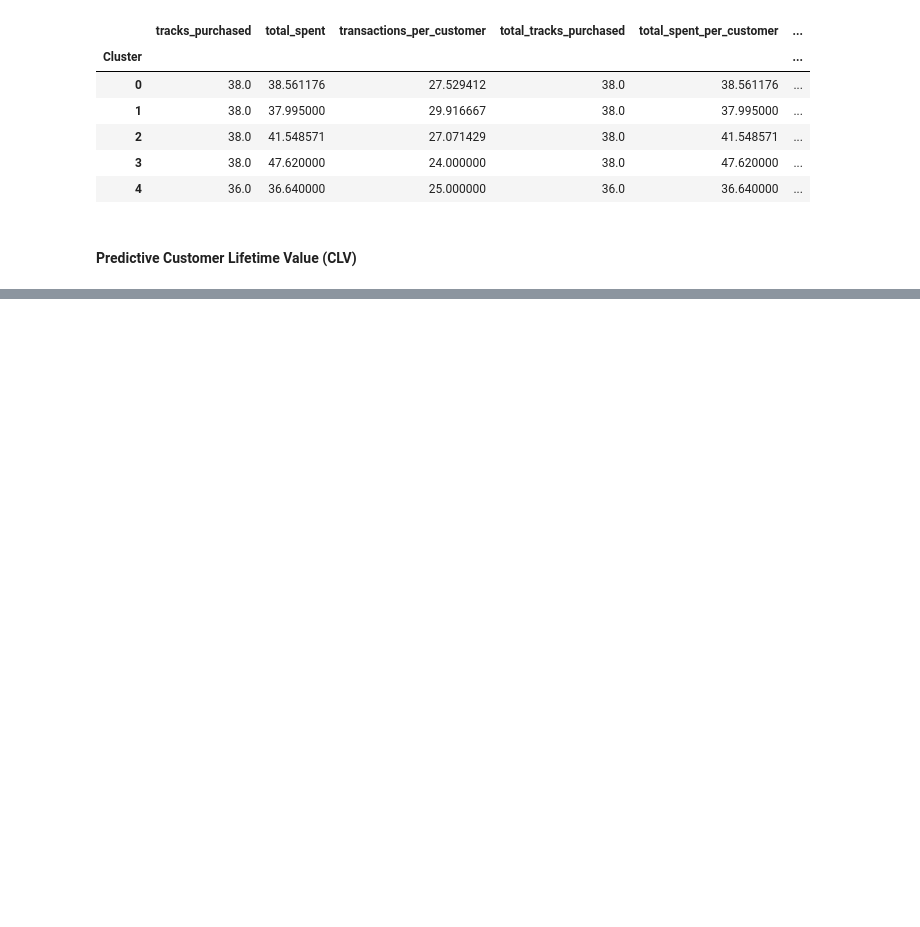
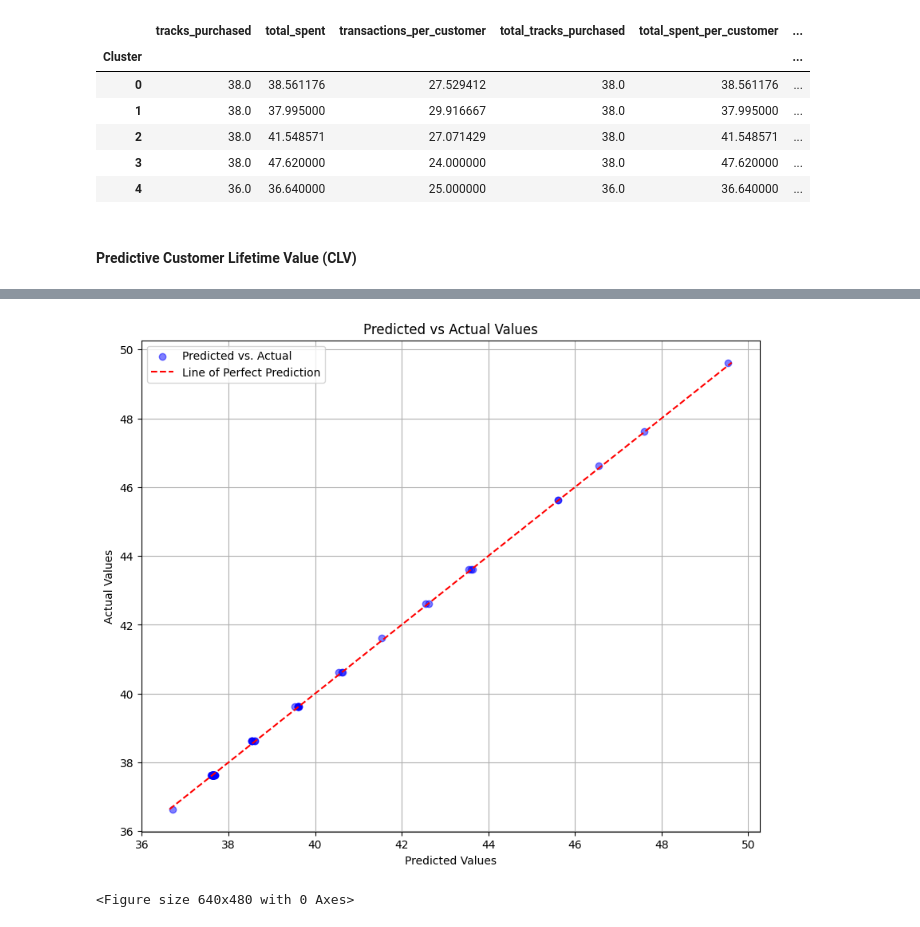
Before and after one commit to RiccardoGTolli/Chinhook_sql_challenge, a Jupyter notebook: chinook/notebooks/task_c_2.ipynb, the cells around one changed output, grey strips where cells are left out. Drawn from its saved outputs; the diff is of its cells as text; code cells hidden in the pictures; blank space fills up the shorter version.

```diff
--- a/chinook/notebooks/task_c_2.ipynb
+++ b/chinook/notebooks/task_c_2.ipynb
@@ -101,0 +78,11 @@ df_clv
+# %%
+df_clv=df_customers.copy()
+df_clv['Clusters']=cluster_labels
+df_clv.drop(['total_spent_per_customer','average_spend'],axis=1,inplace=True) # we remove these features as it would be massive leaking
+# %%
+df_clv,model,X=predict_total_spent(df_clv)
+# %%
+plot_predicted_vs_actual(df_clv['total_spent'],df_clv['predicted_total_spent'])
+# %% [output]
+[figure, added]
+<Figure size 640x480 with 0 Axes>
```
Also changed, not shown: parts of 7 cells of this notebook, 6 other files.
